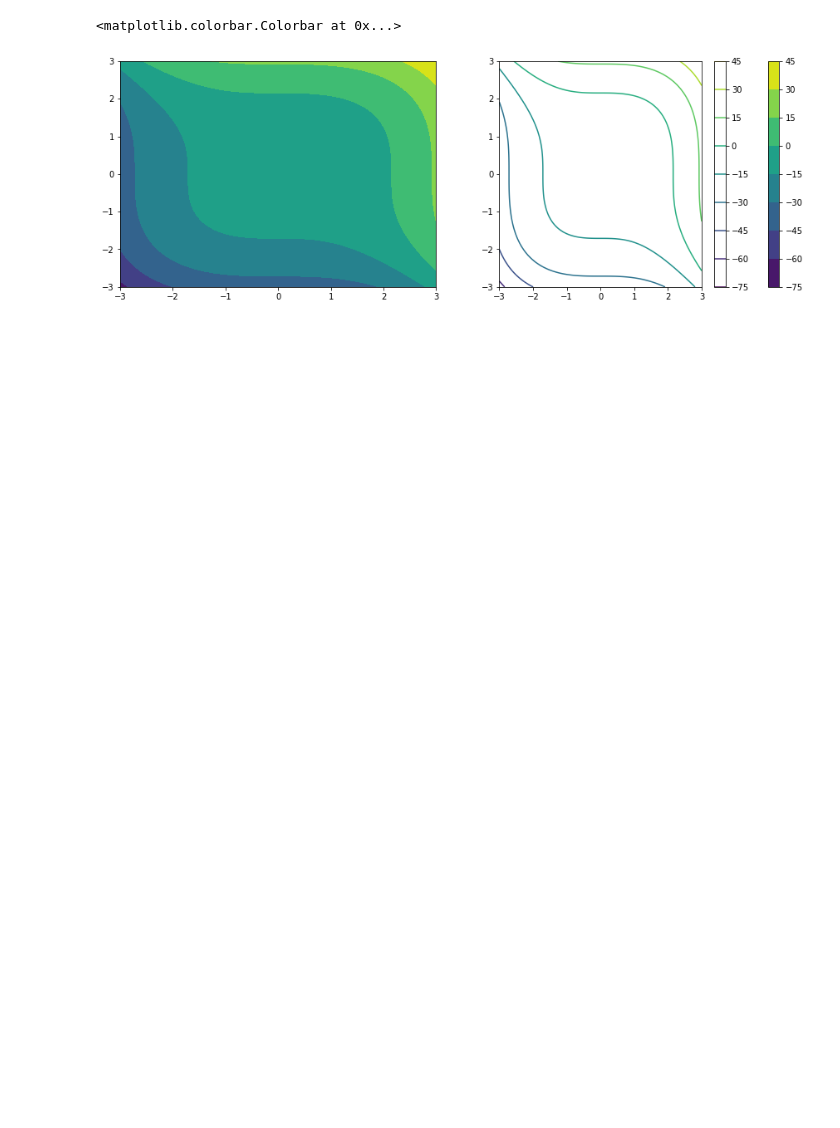
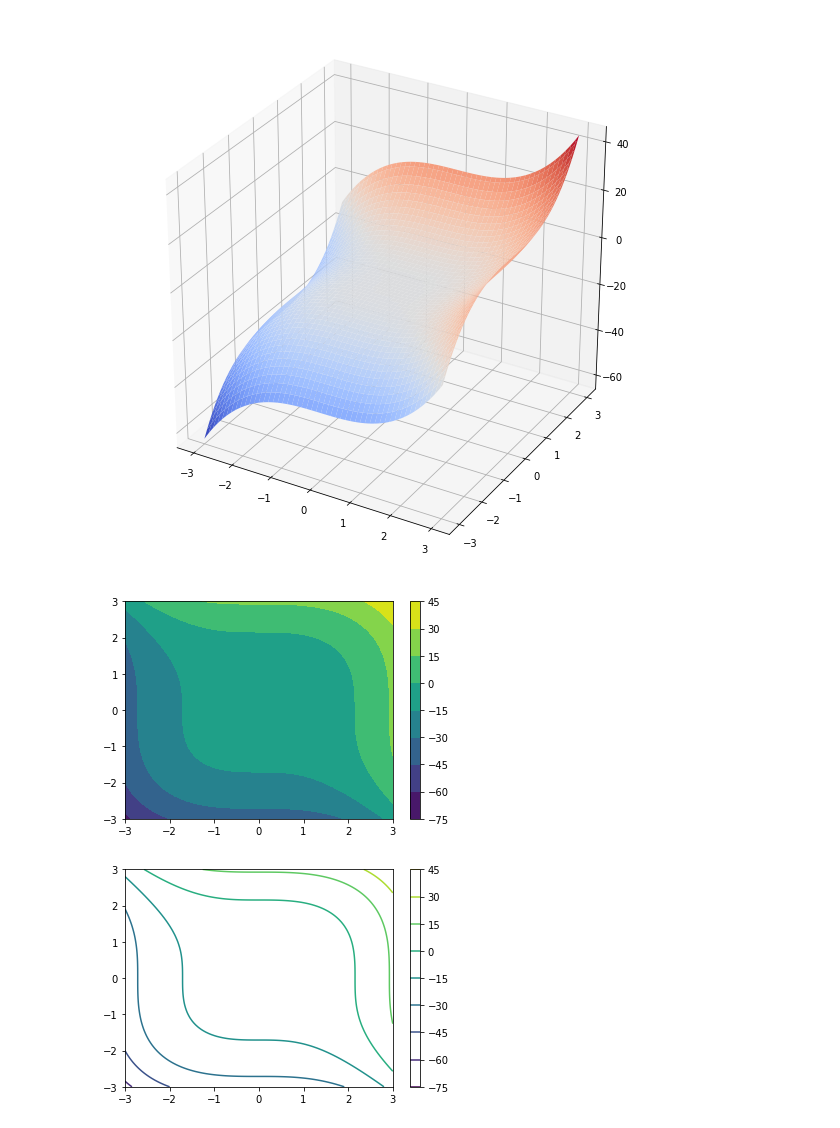
Before and after one commit to SidharthArya/Deep_Learning_Class_Manit, a Jupyter notebook: Assignments/006_Contour_Plots_of_Various_Functions.ipynb, the cells around one changed output. Saved outputs shown, nothing was run; the diff lists cells and outputs as text; code cells hidden in the pictures; blank space fills up the shorter version.

```diff
--- a/Assignments/006_Contour_Plots_of_Various_Functions.ipynb
+++ b/Assignments/006_Contour_Plots_of_Various_Functions.ipynb
@@ -31,13 +56,25 @@ fig.colorbar(ax[1].contour(xx1,xx2, xx1**2+xx2**2 -10))
 # %%
 # Cubic Function
+# Quadratic Function
 
-fig, ax = plt.subplots(1,2)
-fig.set_size_inches(15, 5)
-fig.colorbar(ax[0].contourf(xx1,xx2, xx1**3+xx2**3 -10))
-fig.colorbar(ax[1].contour(xx1,xx2, xx1**3+xx2**3 -10))
+fig = plt.figure(figsize=(10,10))
+
+ax = fig.gca(projection='3d')
+
+ax.plot_surface(xx1,xx2, xx1**3+xx2**3 -10,cmap=cm.coolwarm)
+
+plt.show()
+plt.contourf(xx1,xx2, xx1**3+xx2**3 -10)
+
+plt.colorbar()
+plt.show()
+plt.contour(xx1,xx2,xx1**3+xx2**3 -10)
+plt.colorbar()
+plt.show()
 # %% [output]
-<matplotlib.colorbar.Colorbar at 0x...>
-[figure, old version]
+[figure, new version]
+[figure, added]
+[figure, added]
 # %%
 # semi cubic
 
```
Also changed, not shown: parts of 6 cells of this notebook.
